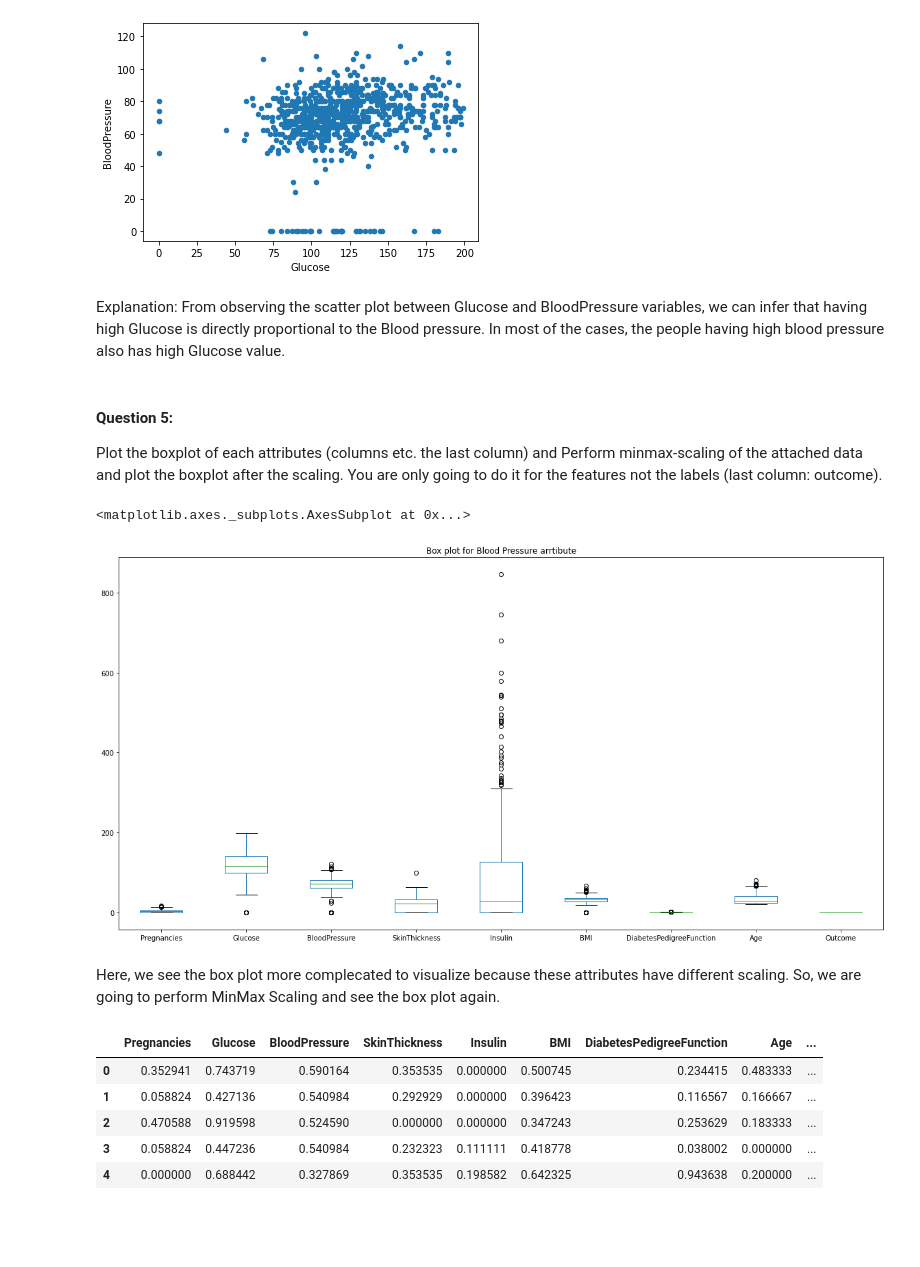
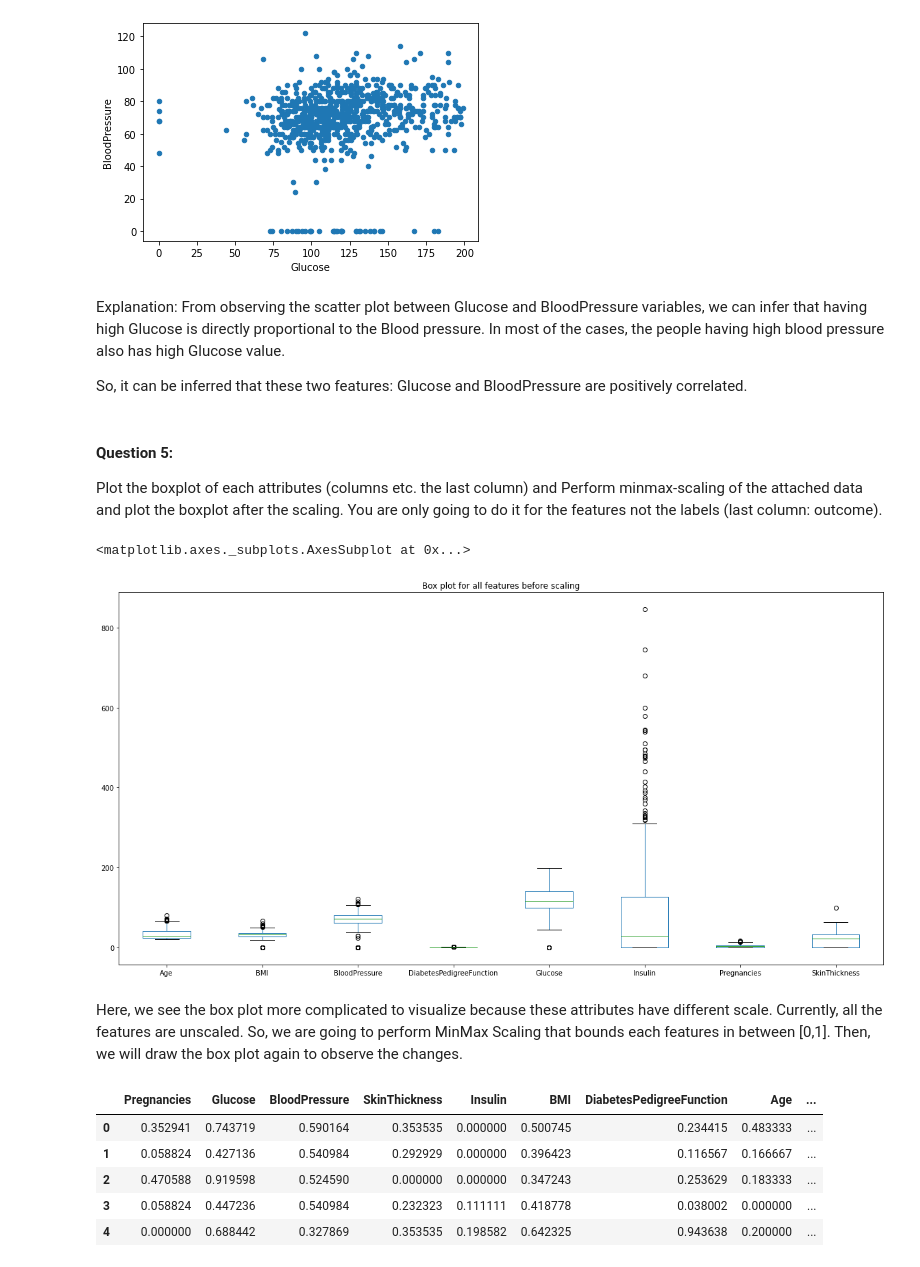
Before and after one commit to suresh-pokharel/Diabetes-data-visualization, a Jupyter notebook: Main_x254w356.ipynb, the cells around one changed output. Drawn from its saved outputs; the diff is of its cells as text; code cells hidden in the pictures; blank space fills up the shorter version.

```diff
--- a/Main_x254w356.ipynb
+++ b/Main_x254w356.ipynb
@@ -204,14 +213,17 @@ df.plot.scatter('Glucose', 'BloodPressure')
 [figure]
 # %% [markdown]
 Explanation: From observing the scatter plot between Glucose and BloodPressure variables, we can infer that having high Glucose is directly proportional to the Blood pressure. In most of the cases, the people having high blood pressure also has high Glucose value.
+
+So, it can be inferred that these two features: Glucose and BloodPressure are positively correlated.
 # %% [markdown]
 #### Question 5:
 Plot the boxplot of each attributes (columns etc. the last column) and Perform minmax-scaling of the attached data and plot the boxplot after the scaling. You are only going to do it for the features not the labels (last column: outcome).
 # %%
-df.plot(kind='box',title='Box plot for Blood Pressure arrtibute',figsize=(20,10))
+# plot the box plot except the outcome column
+df[df.columns.difference(['Outcome'])].plot(kind='box',title='Box plot for all features before scaling',figsize=(20,10))
 # %% [output]
 <matplotlib.axes._subplots.AxesSubplot at 0x...>
-[figure, old version]
+[figure, new version]
 # %% [markdown]
-Here, we see the box plot more complecated to visualize because these attributes have different scaling. So, we are going to perform MinMax Scaling and see the box plot again.
+Here, we see the box plot more complicated to visualize because these attributes have different scale. Currently, all the features are unscaled. So, we are going to perform MinMax Scaling that bounds each features in between [0,1]. Then, we will draw the box plot again to observe the changes.
 # %%
```
Also changed, not shown: parts of 11 cells of this notebook.
